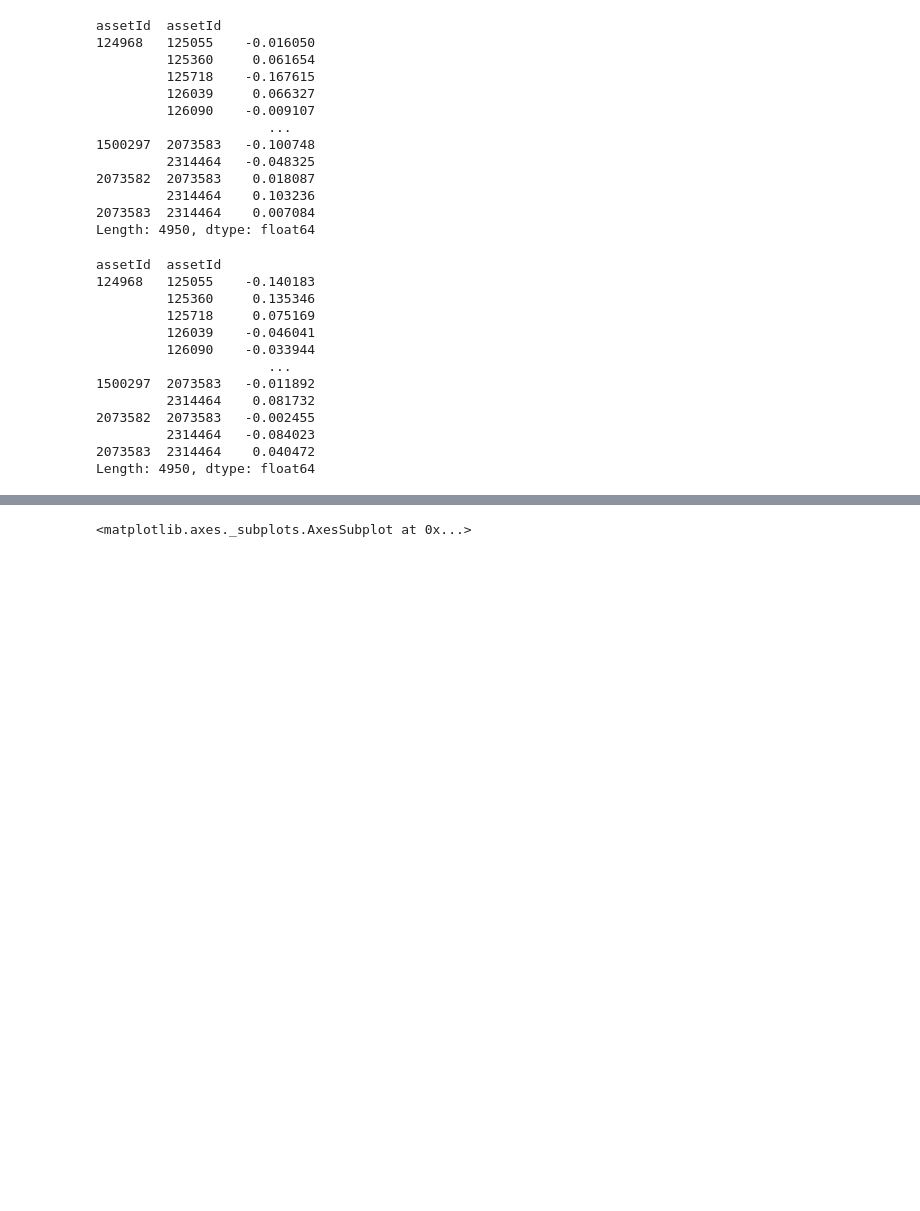
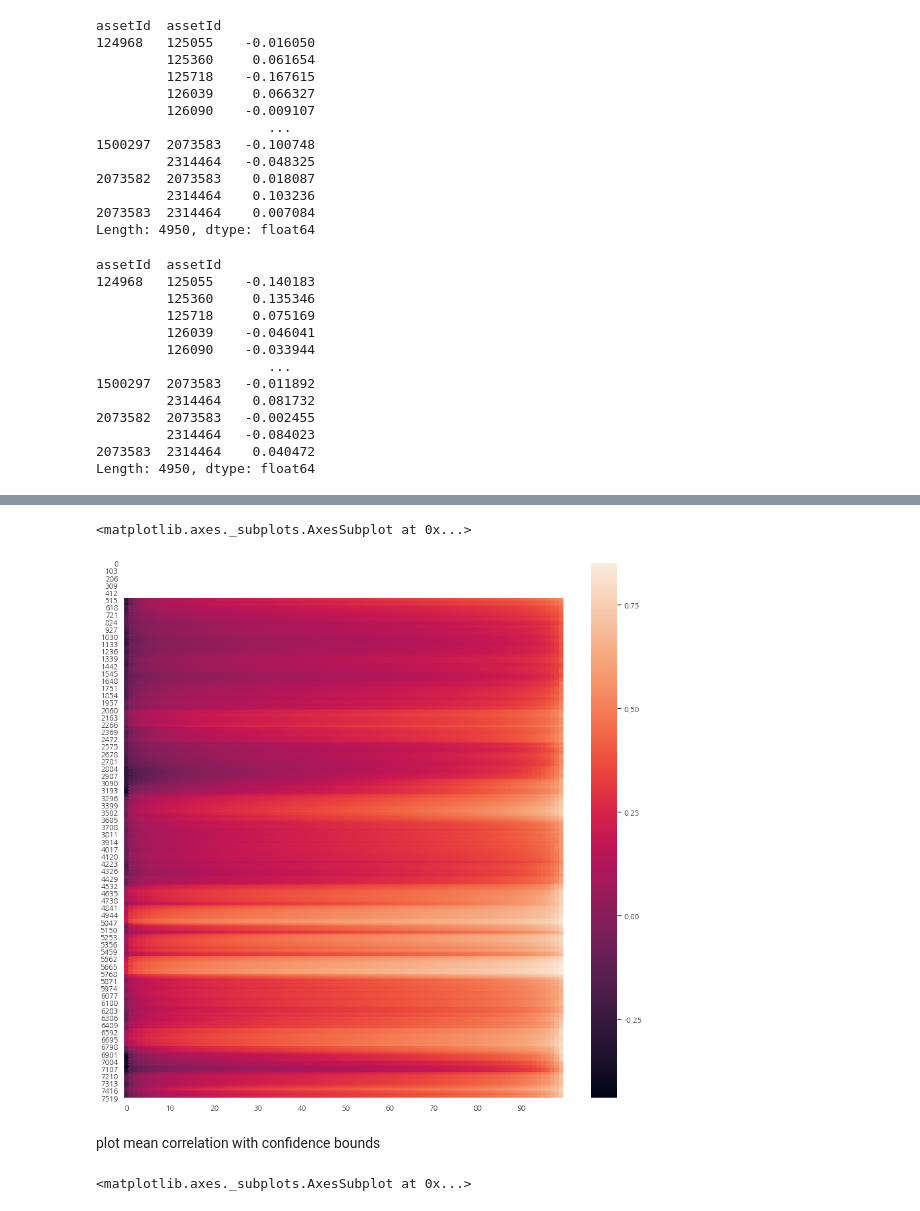
Before and after one commit to dnokes/DATA_698, a Jupyter notebook: notebooks/prototyping/DATA_698_Test_MSTs_Docker_Test.ipynb, the cells around one changed output, grey strips where cells are left out. Saved outputs shown, nothing was run; the diff lists cells and outputs as text; code cells hidden in the pictures; blank space fills up the shorter version.

```diff
--- a/notebooks/prototyping/DATA_698_Test_MSTs_Docker_Test.ipynb
+++ b/notebooks/prototyping/DATA_698_Test_MSTs_Docker_Test.ipynb
@@ -505,3 +515,12 @@ sns.heatmap(percentileCorrelation,xticklabels=dateTimes,yticklabels=np.arange(0,
+# %%
+# ,xticklabels=dateTimes,yticklabels=np.arange(0,1,0.01),figsize=(20, 20)
+f, ax = plt.subplots(figsize=(15, 15))
+sns.heatmap(percentileCorrelation,xticklabels=500,xticklabels=10,ax=ax)
+# %% [output]
+<matplotlib.axes._subplots.AxesSubplot at 0x...>
+[figure, added]
+# %% [markdown]
+plot mean correlation with confidence bounds
 # %%
 meanCorrelationDf['observed'].plot(kind='area')
 # %% [output]
```
Also changed, not shown: parts of 4 cells of this notebook.
